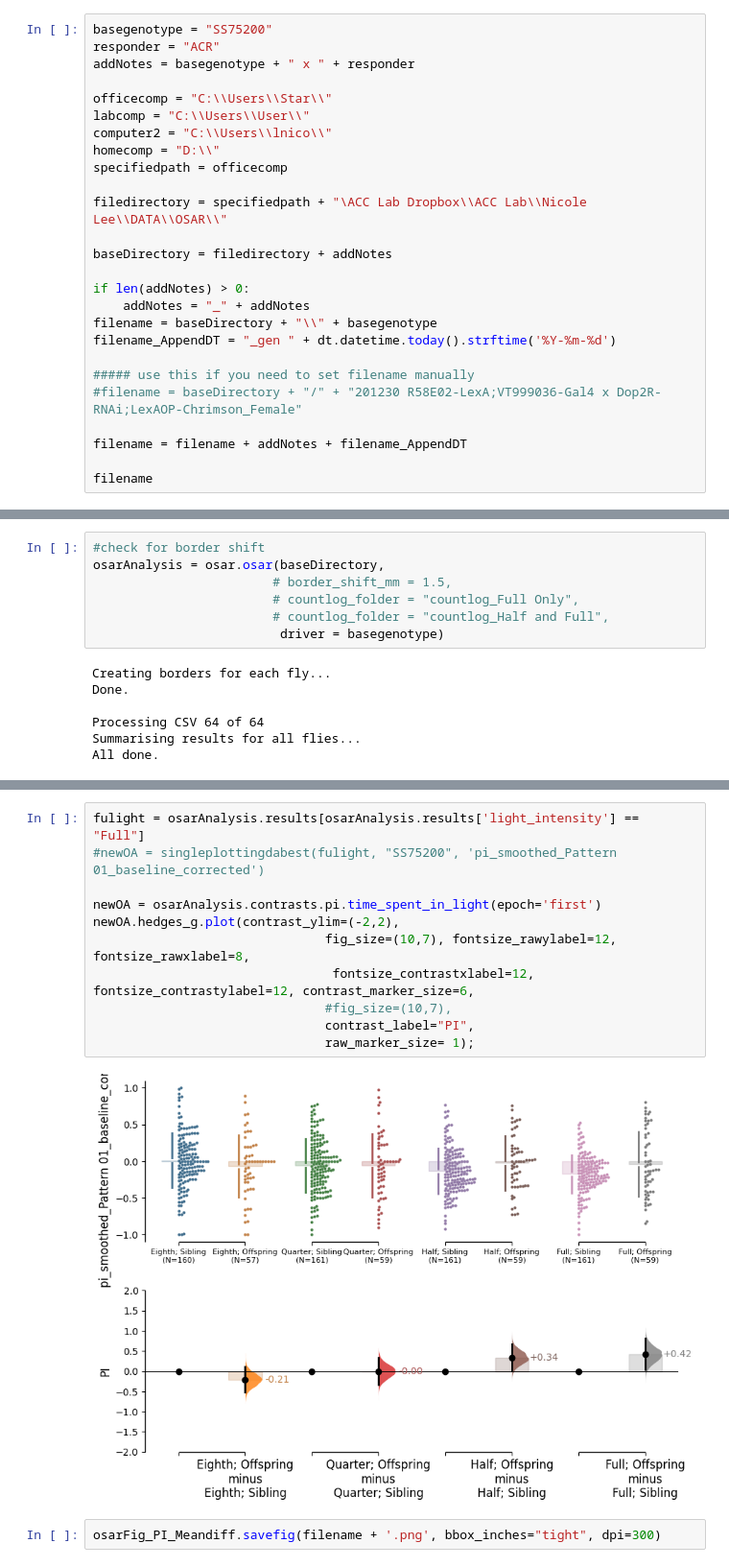
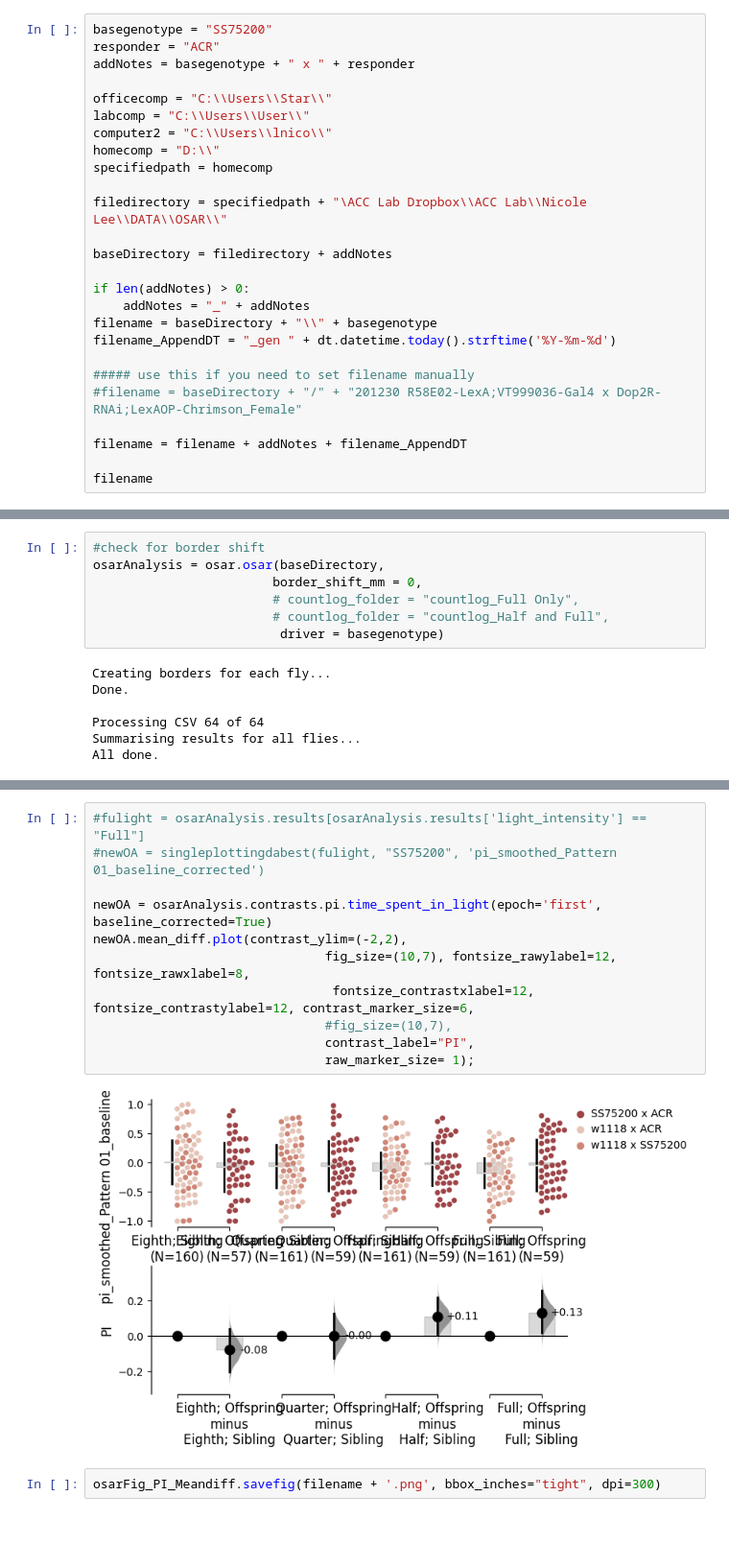
Before and after one commit to lnicole08/OSAR-Nicole-version, a Jupyter notebook: Four light intensities.ipynb, the cells around one changed output, grey strips where cells are left out. Shown at 96% size. Cells and saved outputs as stored; diff of their text form; blank space fills up the shorter version.

```diff
--- a/Four light intensities.ipynb
+++ b/Four light intensities.ipynb
@@ -32,7 +29,7 @@ officecomp = "C:\\Users\\Star\\"
 labcomp = "C:\\Users\\User\\"
 computer2 = "C:\\Users\\lnico\\"
 homecomp = "D:\\"
-specifiedpath = officecomp
+specifiedpath = homecomp
 
 filedirectory = specifiedpath + "\ACC Lab Dropbox\\ACC Lab\\Nicole Lee\\DATA\\OSAR\\"
 
@@ -92,7 +89,7 @@ my_color_palette_sr = {"Eighth; Sibling" : sibling_sr_color,
 # %%
 #check for border shift
 osarAnalysis = osar.osar(baseDirectory,
-                        # border_shift_mm = 1.5,
+                        border_shift_mm = 0,
                         # countlog_folder = "countlog_Full Only",
                         # countlog_folder = "countlog_Half and Full",
                          driver = basegenotype)
@@ -141,16 +103,16 @@ Index(['exptDate', 'driver', 'expt_time_start', 'genotype', 'opsin',
 # %%
-fulight = osarAnalysis.results[osarAnalysis.results['light_intensity'] == "Full"]
+#fulight = osarAnalysis.results[osarAnalysis.results['light_intensity'] == "Full"]
 #newOA = singleplottingdabest(fulight, "SS75200", 'pi_smoothed_Pattern 01_baseline_corrected')
 
-newOA = osarAnalysis.contrasts.pi.time_spent_in_light(epoch='first')
-newOA.hedges_g.plot(contrast_ylim=(-2,2),
+newOA = osarAnalysis.contrasts.pi.time_spent_in_light(epoch='first', baseline_corrected=True)
+newOA.mean_diff.plot(contrast_ylim=(-2,2),
                                fig_size=(10,7), fontsize_rawylabel=12, fontsize_rawxlabel=8,
                                 fontsize_contrastxlabel=12, fontsize_contrastylabel=12, contrast_marker_size=6,
                                #fig_size=(10,7),
                                contrast_label="PI",
                                raw_marker_size= 1);
 # %% [output]
-[figure, old version]
+[figure, new version]
 # %%
 osarFig_PI_Meandiff.savefig(filename + '.png', bbox_inches="tight", dpi=300)
 # %%
```
Also changed, not shown: parts of 4 cells of this notebook, 2 other files.
